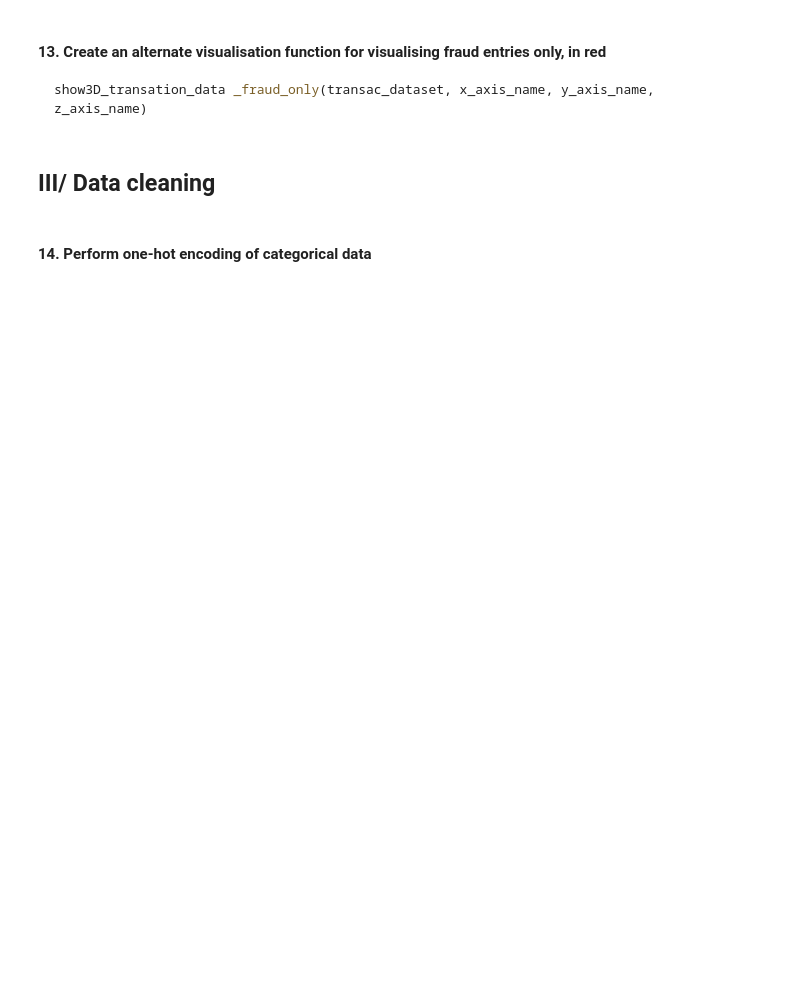
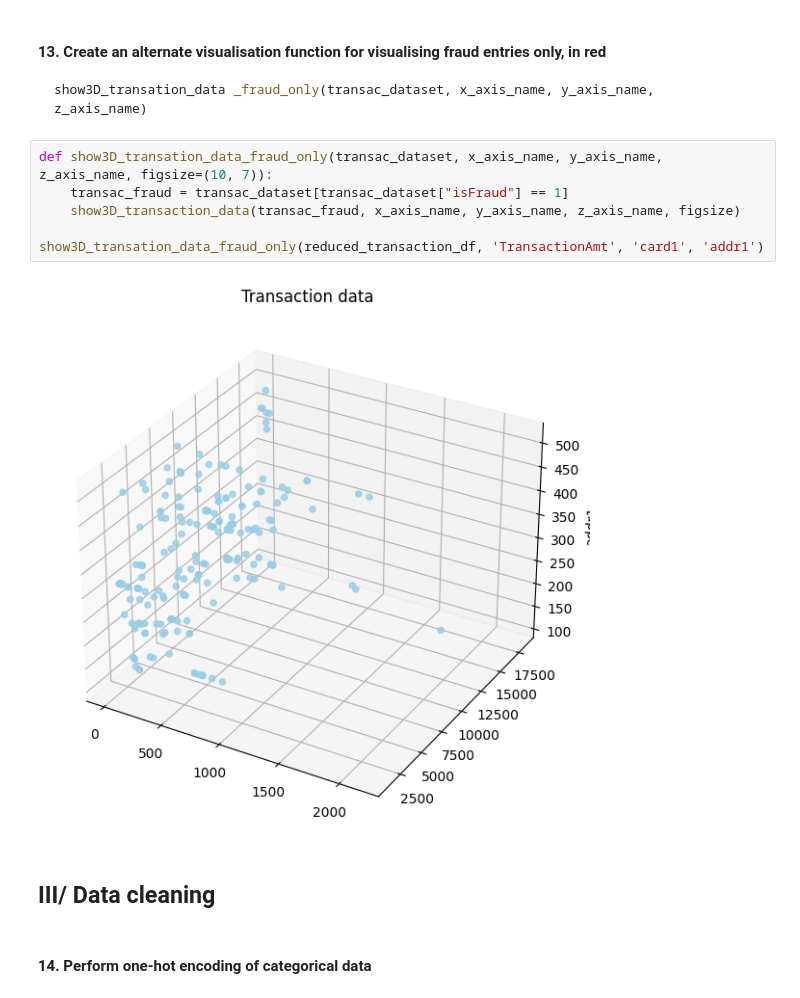
Before and after one commit to Ekliipce/Machine-Learning-for-Cybersecurite, a Jupyter notebook: anomaly_detection/cyberml-lab-session-1-anomaly-detection.ipynb, the cells around one changed output. Saved outputs shown, nothing was run; the diff lists cells and outputs as text; blank space fills up the shorter version.

````diff
--- a/anomaly_detection/cyberml-lab-session-1-anomaly-detection.ipynb
+++ b/anomaly_detection/cyberml-lab-session-1-anomaly-detection.ipynb
@@ -240,6 +268,15 @@ show3D_transation_data(transac_dataset, x_axis_name, y_axis_name, z_axis_name)
 show3D_transation_data _fraud_only(transac_dataset, x_axis_name, y_axis_name,
 z_axis_name)
 ```
+# %%
+def show3D_transation_data_fraud_only(transac_dataset, x_axis_name, y_axis_name,
+z_axis_name, figsize=(10, 7)):
+    transac_fraud = transac_dataset[transac_dataset["isFraud"] == 1]
+    show3D_transaction_data(transac_fraud, x_axis_name, y_axis_name, z_axis_name, figsize)
+
+show3D_transation_data_fraud_only(reduced_transaction_df, 'TransactionAmt', 'card1', 'addr1')
+# %% [output]
+[figure, added]
 # %% [markdown]
 ## **III/ Data cleaning**
 # %% [markdown]
````
Also changed, not shown: parts of 9 cells of this notebook.
